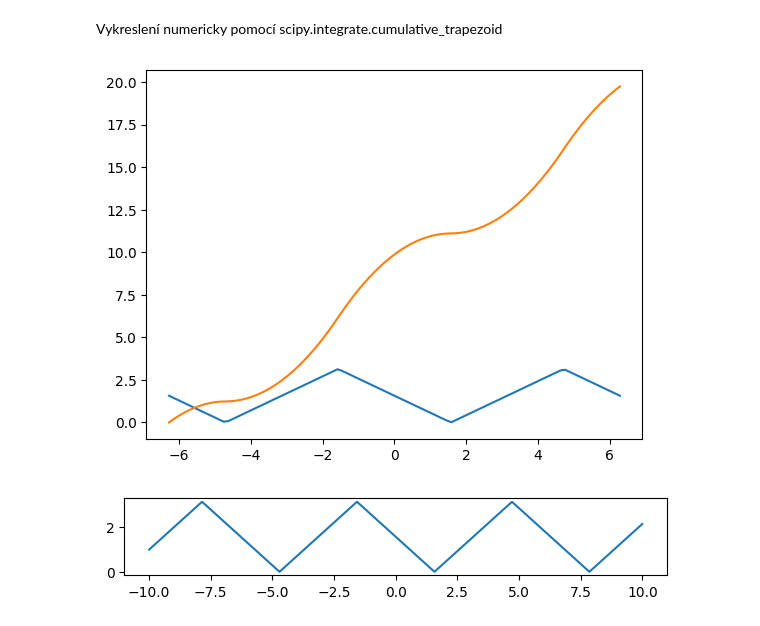
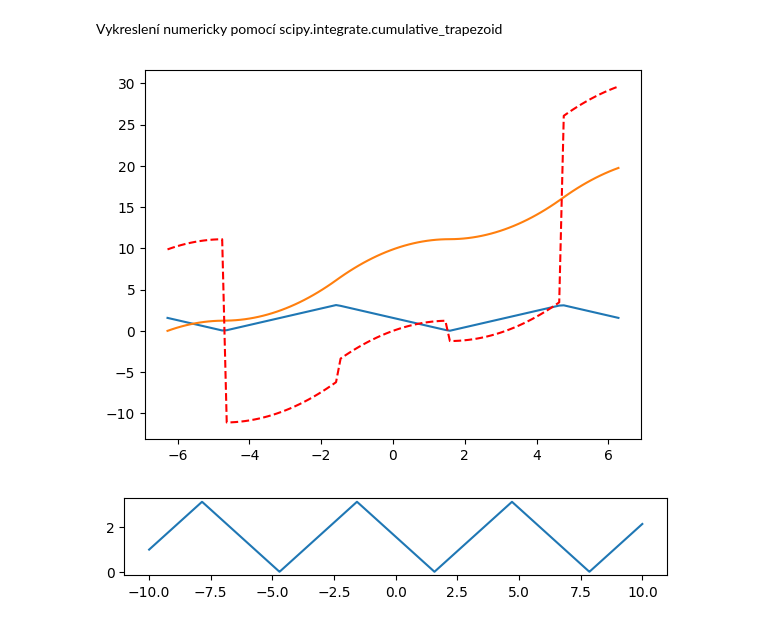
Before and after one commit to pkbcz/MSW2, a Jupyter notebook: 11 Integrace.ipynb, the cells around one changed output. Saved outputs shown, nothing was run; the diff lists cells and outputs as text; code cells hidden in the pictures.

```diff
--- a/11 Integrace.ipynb
+++ b/11 Integrace.ipynb
@@ -271,0 +293,7 @@ $\displaystyle \int \operatorname{acos}{\left(\sin{\left(x \right)} \right)}\, d
+# %%
+from sympy.integrals.manualintegrate import manualintegrate
+intg = manualintegrate(f, x)
+display(intg)
+intg2 = sympy.simplify(intg)
+display(intg2)
+display(sympy.simplify(sympy.diff(intg2, x)))
@@ -274,20 +306,24 @@ Vykreslení numericky pomocí scipy.integrate.cumulative_trapezoid
 # %%
 # vykreslení primitivní fce pomocí numerické metody
 from scipy import integrate
 
 def f(x):                                                   # definice funkce arccos(sin(x))
     return np.arccos(np.sin(x))
 
 xs = np.linspace(-2*np.pi, 2*np.pi, 100)                    # testovací hodnoty x
 
 #F_values = integrate.cumtrapz(f(xs), xs, initial=0)         # zastaralá metoda
 Fs = integrate.cumulative_trapezoid(f(xs), xs, initial=0)   # vypočet primitivní funkce numericky
 
 plt.plot(xs, f(xs))                                         # vykreslení f
 plt.plot(xs, Fs)                                            # vykreslení F
+
+intgn = sympy.lambdify(x, intg2)
+plt.plot(xs, intgn(xs), "r--")                                     # vykreslení F
+
 plt.show()
 # %% [output]
-[figure, old version]
+[figure, new version]
 # %%
 import numpy as np
 import matplotlib.pyplot as plt
```
Also changed, not shown: parts of 8 cells of this notebook, 3 other files.
